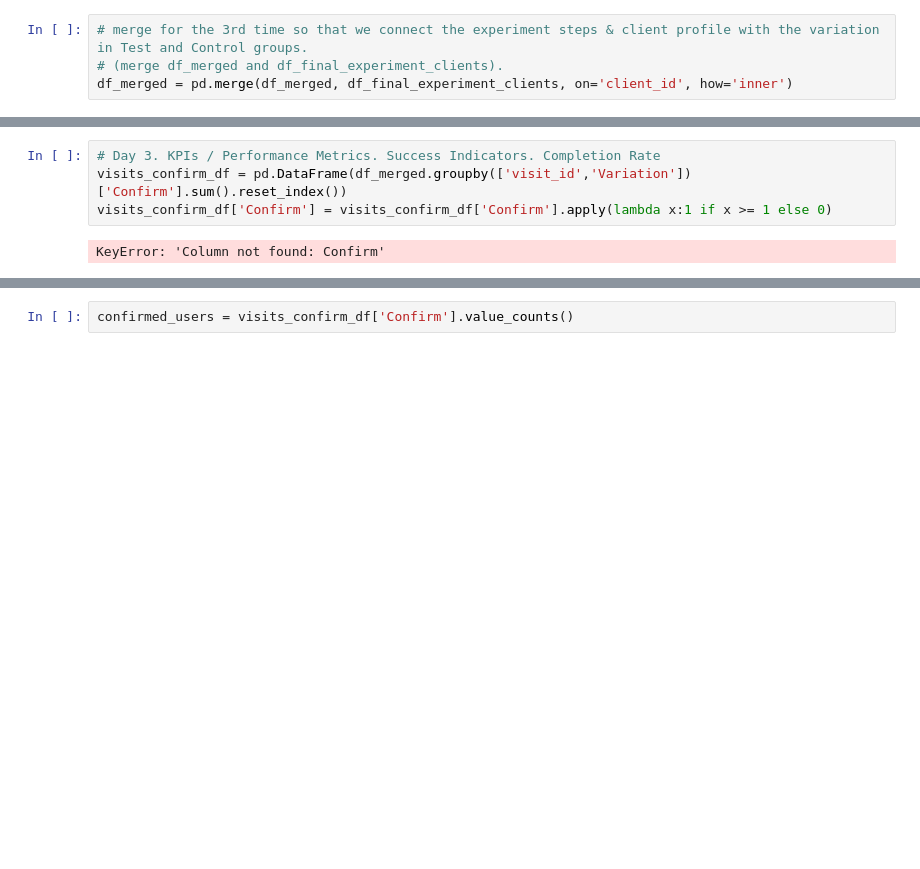
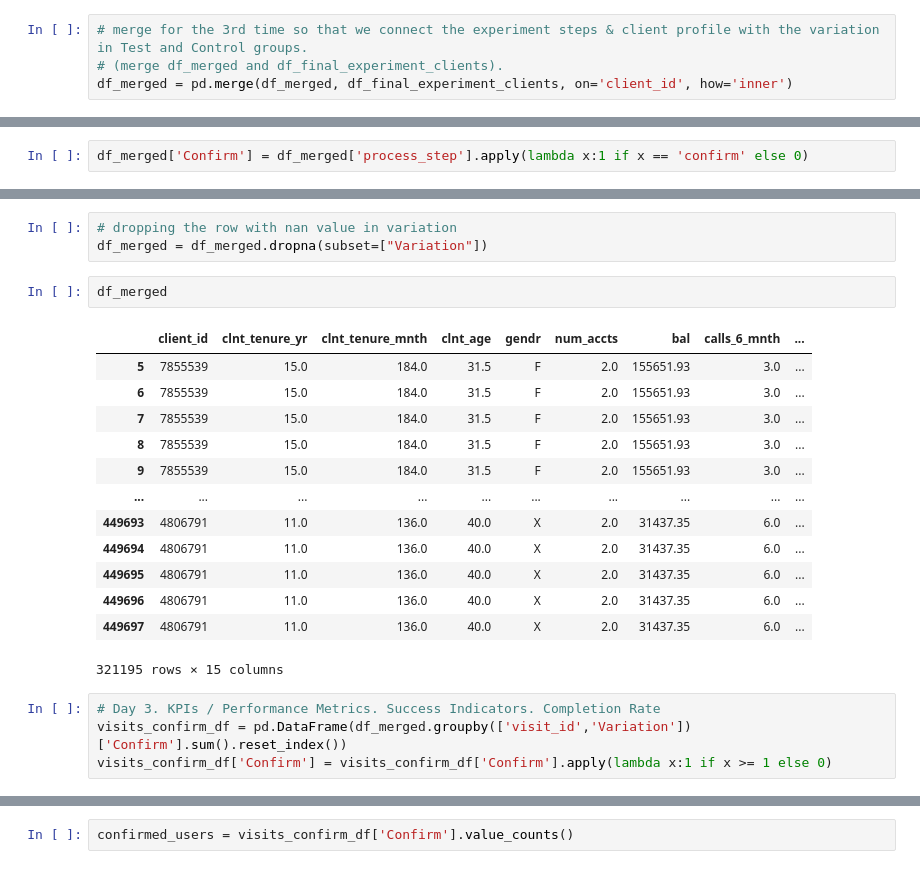
Before and after one commit to aicanizares/vanguard-ab-test, a Jupyter notebook: vanguard.ipynb, the cells around one changed output, grey strips where cells are left out. Cells and saved outputs as stored; diff of their text form; blank space fills up the shorter version.

```diff
--- a/vanguard.ipynb
+++ b/vanguard.ipynb
@@ -446,0 +447,2 @@ df_merged
+# %%
+df_merged['Confirm'] = df_merged['process_step'].apply(lambda x:1 if x == 'confirm' else 0)
@@ -447,6 +465,23 @@ df_merged
+# %%
+# dropping the row with nan value in variation
+df_merged = df_merged.dropna(subset=["Variation"])
+# %%
+df_merged
+# %% [output]
+|  | client_id | clnt_tenure_yr | clnt_tenure_mnth | clnt_age | gendr | num_accts | bal | calls_6_mnth | ... |
+| 5 | 7855539 | 15.0 | 184.0 | 31.5 | F | 2.0 | 155651.93 | 3.0 | ... |
+| 6 | 7855539 | 15.0 | 184.0 | 31.5 | F | 2.0 | 155651.93 | 3.0 | ... |
+| 7 | 7855539 | 15.0 | 184.0 | 31.5 | F | 2.0 | 155651.93 | 3.0 | ... |
+| 8 | 7855539 | 15.0 | 184.0 | 31.5 | F | 2.0 | 155651.93 | 3.0 | ... |
+| 9 | 7855539 | 15.0 | 184.0 | 31.5 | F | 2.0 | 155651.93 | 3.0 | ... |
+| ... | ... | ... | ... | ... | ... | ... | ... | ... | ... |
+| 449693 | 4806791 | 11.0 | 136.0 | 40.0 | X | 2.0 | 31437.35 | 6.0 | ... |
+| 449694 | 4806791 | 11.0 | 136.0 | 40.0 | X | 2.0 | 31437.35 | 6.0 | ... |
+| 449695 | 4806791 | 11.0 | 136.0 | 40.0 | X | 2.0 | 31437.35 | 6.0 | ... |
+| 449696 | 4806791 | 11.0 | 136.0 | 40.0 | X | 2.0 | 31437.35 | 6.0 | ... |
+| 449697 | 4806791 | 11.0 | 136.0 | 40.0 | X | 2.0 | 31437.35 | 6.0 | ... |
+321195 rows × 15 columns
 # %%
 # Day 3. KPIs / Performance Metrics. Success Indicators. Completion Rate
 visits_confirm_df = pd.DataFrame(df_merged.groupby(['visit_id','Variation'])['Confirm'].sum().reset_index())
 visits_confirm_df['Confirm'] = visits_confirm_df['Confirm'].apply(lambda x:1 if x >= 1 else 0)
-# %% [output]
-KeyError: 'Column not found: Confirm'
```
Also changed, not shown: parts of 51 cells of this notebook, 2 other files.
